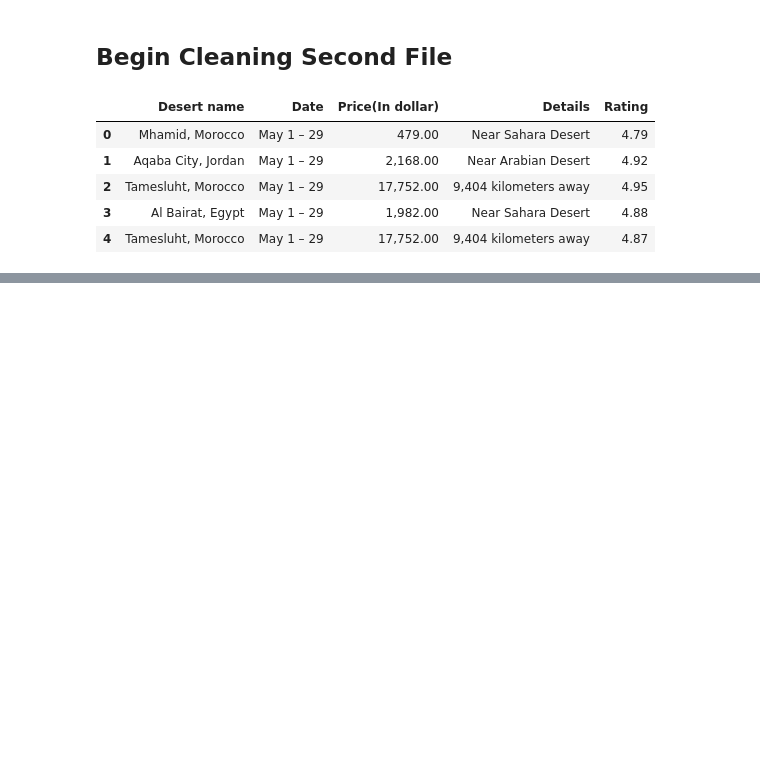
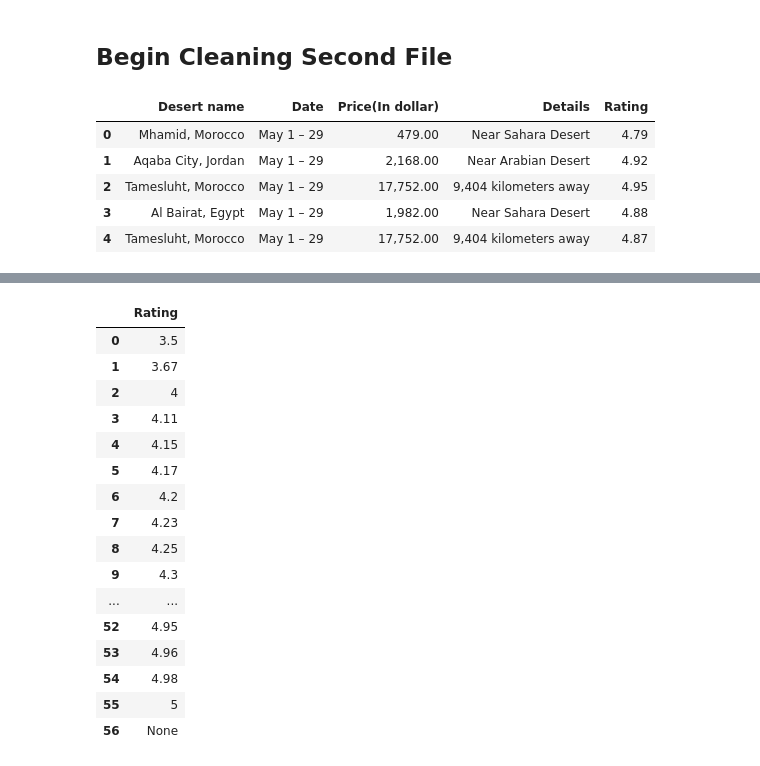
Before and after one commit to nvnehemias/airbnb-analytics-portfolio, a Jupyter notebook: airbnb-analytics-portfolio/notebooks/01_airbnb_exploratory_data_analysis.ipynb, the cells around one changed output, grey strips where cells are left out. Saved outputs shown, nothing was run; the diff lists cells and outputs as text; code cells hidden in the pictures; blank space fills up the shorter version.

Commit message:
Cleaning files again

```diff
--- a/airbnb-analytics-portfolio/notebooks/01_airbnb_exploratory_data_analysis.ipynb
+++ b/airbnb-analytics-portfolio/notebooks/01_airbnb_exploratory_data_analysis.ipynb
@@ -348,3 +325,5 @@ df_2.head()
 | 4 | Tamesluht, Morocco | May 1 – 29 | 17752.0 | 9,404 kilometers away | 4.87 | May 1 – 29 | May | May 1 | ... |
 # %%
 df_2 = df_2.drop(['End Date Range'], axis = 1)
+# %%
+df_2['End Month'] = df_2['End Month'].fillna(df_clean['Start Month'])
@@ -359,0 +365,20 @@ df_2.head()
+# %%
+df_2.groupby(['Rating']).count().reset_index()[['Rating']]
+# %% [output]
+|  | Rating |
+| 0 | 3.5 |
+| 1 | 3.67 |
+| 2 | 4 |
+| 3 | 4.11 |
+| 4 | 4.15 |
+| 5 | 4.17 |
+| 6 | 4.2 |
+| 7 | 4.23 |
+| 8 | 4.25 |
+| 9 | 4.3 |
+| ... | ... |
+| 52 | 4.95 |
+| 53 | 4.96 |
+| 54 | 4.98 |
+| 55 | 5 |
+| 56 | None |
```
Also changed, not shown: parts of 27 cells of this notebook, 2 other files.
